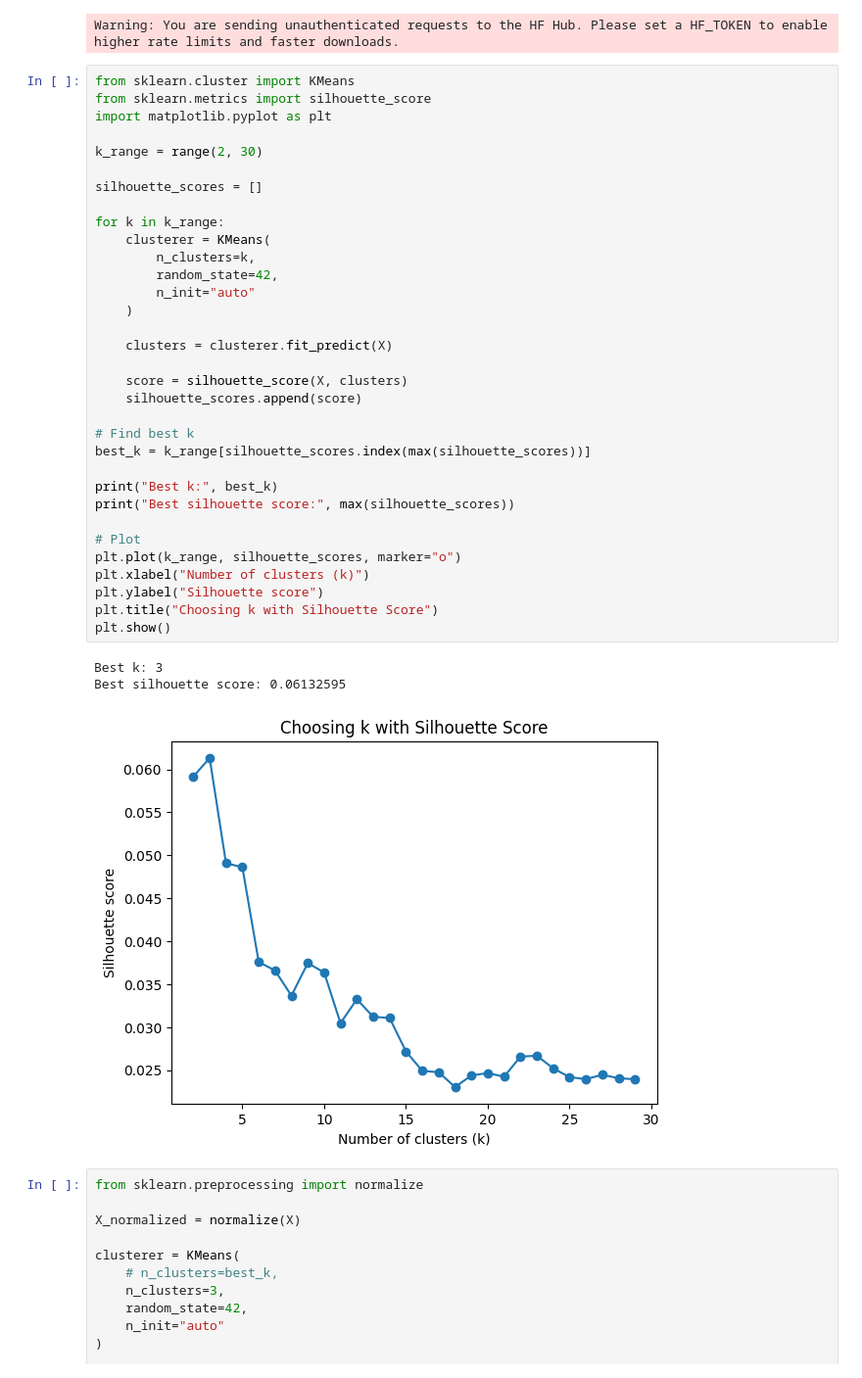
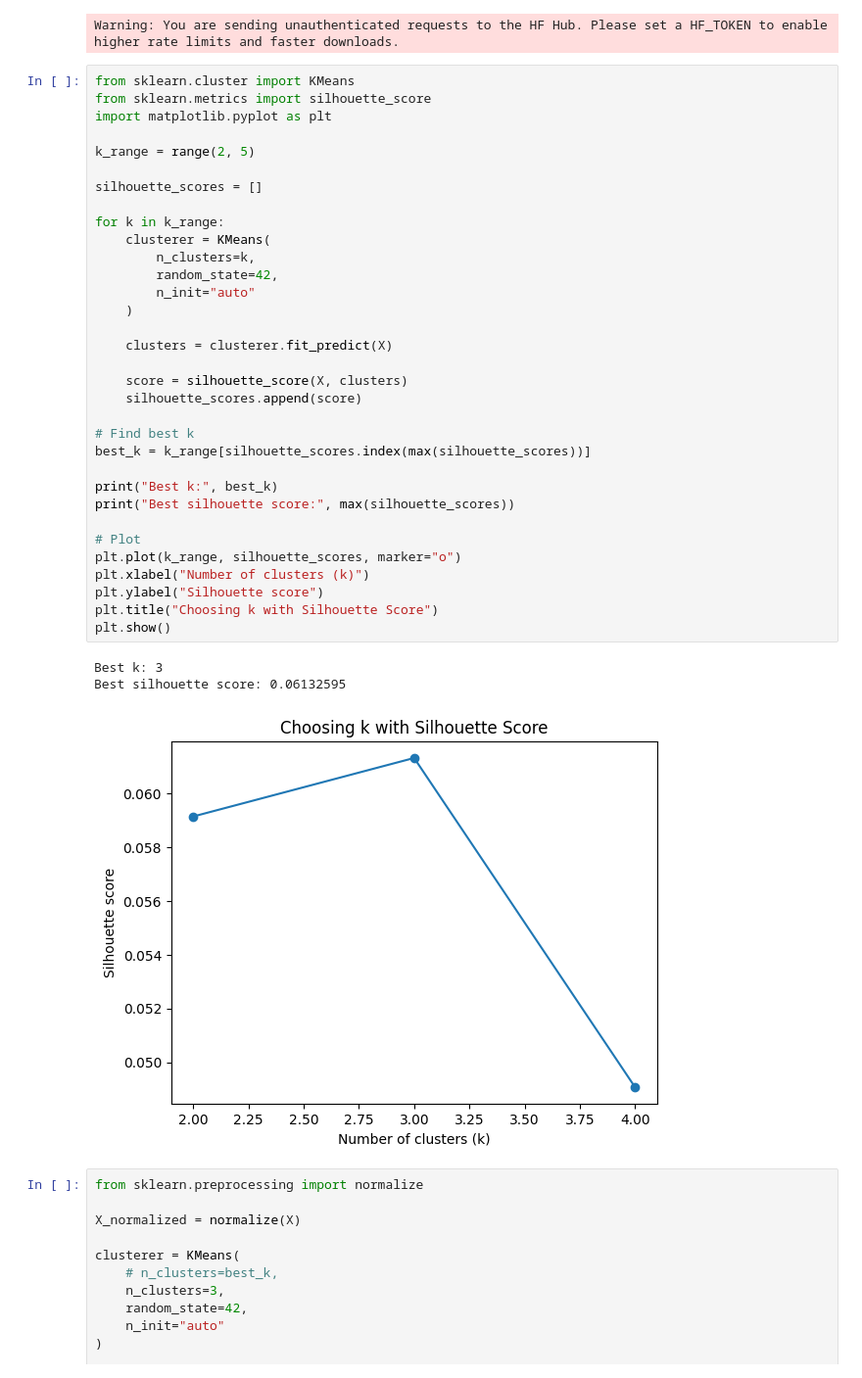
Before and after one commit to Boorrito15/social-media-optimizer, a Jupyter notebook: notebooks/rob.ipynb, the cells around one changed output. Shown at 98% size. Drawn from its saved outputs; the diff is of its cells as text.

```diff
--- a/notebooks/rob.ipynb
+++ b/notebooks/rob.ipynb
@@ -214,38 +230,38 @@ from sklearn.cluster import KMeans
 from sklearn.metrics import silhouette_score
 import matplotlib.pyplot as plt
 
-k_range = range(2, 30)
+k_range = range(2, 5)
 
 silhouette_scores = []
 
 for k in k_range:
     clusterer = KMeans(
         n_clusters=k,
         random_state=42,
         n_init="auto"
     )
 
     clusters = clusterer.fit_predict(X)
 
     score = silhouette_score(X, clusters)
     silhouette_scores.append(score)
 
 # Find best k
 best_k = k_range[silhouette_scores.index(max(silhouette_scores))]
 
 print("Best k:", best_k)
 print("Best silhouette score:", max(silhouette_scores))
 
 # Plot
 plt.plot(k_range, silhouette_scores, marker="o")
 plt.xlabel("Number of clusters (k)")
 plt.ylabel("Silhouette score")
 plt.title("Choosing k with Silhouette Score")
 plt.show()
 # %% [output]
 Best k: 3
 Best silhouette score: 0.06132595
-[figure, old version]
+[figure, new version]
 # %%
 from sklearn.preprocessing import normalize
 
```
Also changed, not shown: parts of 38 cells of this notebook.
